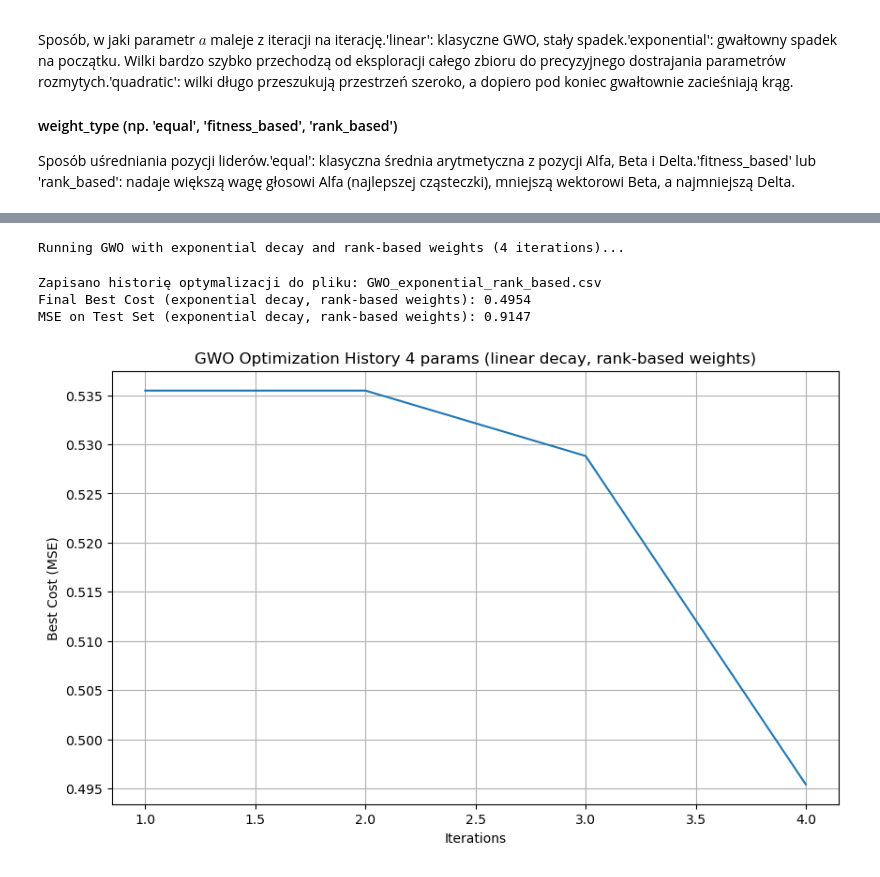
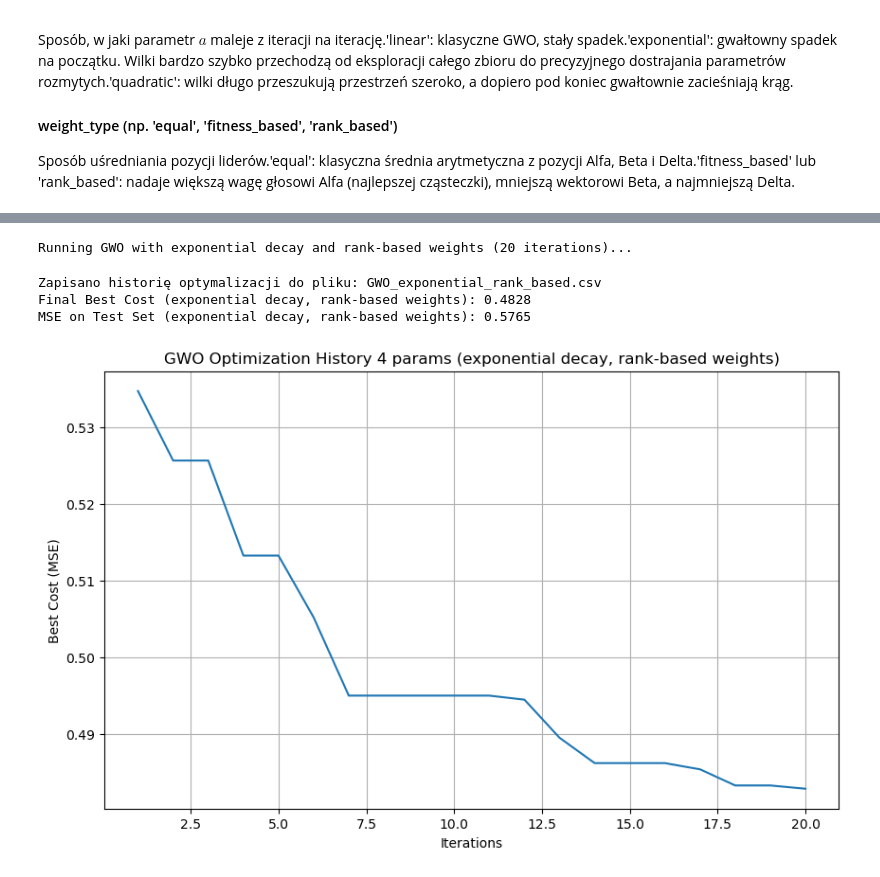
Before and after one commit to lisciu24/MIO-fuzzy-logic, a Jupyter notebook: MIO_project.ipynb, the cells around one changed output, grey strips where cells are left out. Drawn from its saved outputs; the diff is of its cells as text; code cells hidden in the pictures.

```diff
--- a/MIO_project.ipynb
+++ b/MIO_project.ipynb
@@ -167,7 +167,7 @@ bounds = {
     'alc': (df['alcohol'].min(), df['alcohol'].max()),
     'vac': (df['volatile acidity'].min(), df['volatile acidity'].max()),
     'sul': (df['sulphates'].min(), df['sulphates'].max()),
-    'tsod': (df['total sulfur dioxide'].min(), df['total sulfur dioxide'].max()),
+    'tsd': (df['total sulfur dioxide'].min(), df['total sulfur dioxide'].max()),
     'cit': (df['citric acid'].min(), df['citric acid'].max()),
     'den': (df['density'].min(), df['density'].max()),
     'fix': (df['fixed acidity'].min(), df['fixed acidity'].max()),
@@ -1015,7 +1054,7 @@ best_cost_gt, best_pos_gt, cost_history_gt, mse_pso_gt = run_pso_and_get_history
     fitness_function=fitness_function,
     X_test=X_test,
     y_test=y_test,
-    filename="TimeTravelPSO_c1_gt_c2_history.csv"
+    csv_filename="TimeTravelPSO_c1_gt_c2_history.csv"
 )
 
 print(f"Final Best Cost (c1>c2): {best_cost_gt:.4f}")
@@ -1195,0 +1268,30 @@ MSE on Test Set (c1>c2): 0.8530
+# %%
+# Data for comparison
+model_names = [
+    "GenFIS (Baseline)",
+    "PSO (c1=c2)",
+    "PSO (c1<c2)",
+    "PSO (c1>c2)"
+]
+
+mse_genfis = evaluate(model_genfis, X_test, y_test)
+
+mse_values = [
+    mse_genfis,
+    mse_pso_eq,
+    mse_pso_lt,
+    mse_pso_gt
+]
+
+plt.figure(figsize=(12, 7))
+plt.bar(model_names, mse_values, color=['skyblue', 'lightcoral', 'lightgreen', 'gold'])
+plt.xlabel('Model Configuration')
+plt.ylabel('Mean Squared Error (MSE) on Test Set')
+plt.title('Comparison of Fuzzy System Models PSO Pyswarms vs GenFIS')
+plt.ylim(bottom=0) # Ensure y-axis starts from 0
+
+for i, mse in enumerate(mse_values):
+    plt.text(i, mse + 0.01, f'{mse:.4f}', ha='center', va='bottom')
+
+plt.grid(axis='y', linestyle='--', alpha=0.7)
+plt.show()
@@ -2249,37 +2670,37 @@ MSE on Test Set (linear decay, rank-based weights): 0.6362
 # %%
 # Configuration for c1 > c2
 options_gwo_exponential = {'a_start': 2.0, 'a_end': 0.0, 'decay_type': 'exponential', 'weight_type': 'rank_based'}
 
 print("Running GWO with exponential decay and rank-based weights ({} iterations)...".format(iters))
-best_cost_gt, best_pos_gt, cost_history_gt, mse_gwo_gt = run_pso_and_get_history_GWO(
+best_cost_gwo_exponential, best_gwo_exponential, cost_history_gwo_exponential, mse_gwo_exponential = run_pso_and_get_history_GWO(
     n_particles=n_particles,
     dimensions=dimensions,
     iters=iters,
     options=options_gwo_exponential,
     pso_bounds=pso_bounds,
     fitness_function=fitness_function,
     X_test=X_test,
     y_test=y_test,
     csv_filename="GWO_exponential_rank_based.csv"
 )
 
-print(f"Final Best Cost (exponential decay, rank-based weights): {best_cost_gt:.4f}")
-print(f"MSE on Test Set (exponential decay, rank-based weights): {mse_gwo_gt:.4f}")
+print(f"Final Best Cost (exponential decay, rank-based weights): {best_cost_gwo_exponential:.4f}")
+print(f"MSE on Test Set (exponential decay, rank-based weights): {mse_gwo_exponential:.4f}")
 
 # Plot the cost history
 plt.figure(figsize=(10, 6))
-plt.plot(range(1, iters + 1), cost_history_gt)
-plt.title('GWO Optimization History 4 params (linear decay, rank-based weights)')
+plt.plot(range(1, iters + 1), cost_history_gwo_exponential)
+plt.title('GWO Optimization History 4 params (exponential decay, rank-based weights)')
 plt.xlabel('Iterations')
 plt.ylabel('Best Cost (MSE)')
 plt.grid(True)
 plt.show()
 # %% [output]
-Running GWO with exponential decay and rank-based weights (4 iterations)...
+Running GWO with exponential decay and rank-based weights (20 iterations)...
 Zapisano historię optymalizacji do pliku: GWO_exponential_rank_based.csv
-Final Best Cost (exponential decay, rank-based weights): 0.4954
-MSE on Test Set (exponential decay, rank-based weights): 0.9147
+Final Best Cost (exponential decay, rank-based weights): 0.4828
+MSE on Test Set (exponential decay, rank-based weights): 0.5765
-[figure, old version]
+[figure, new version]
 # %%
 # Configuration for c1 > c2
 options_gwo_quadratic = {'a_start': 2.0, 'a_end': 0.0, 'decay_type': 'quadratic', 'weight_type': 'rank_based'}
```
Also changed, not shown: parts of 61 cells of this notebook, 13 other files.
